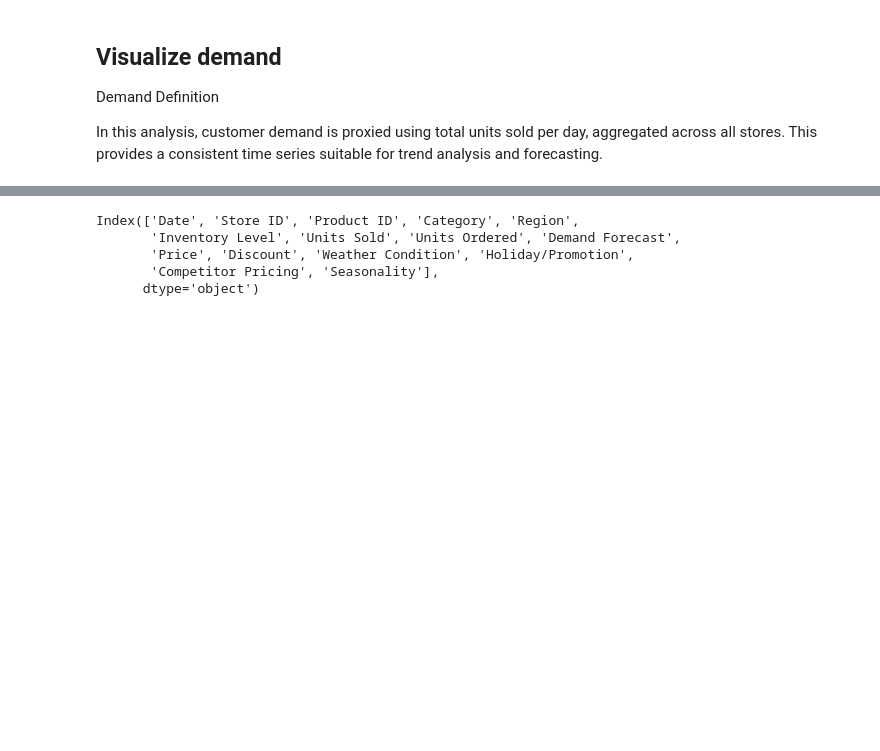
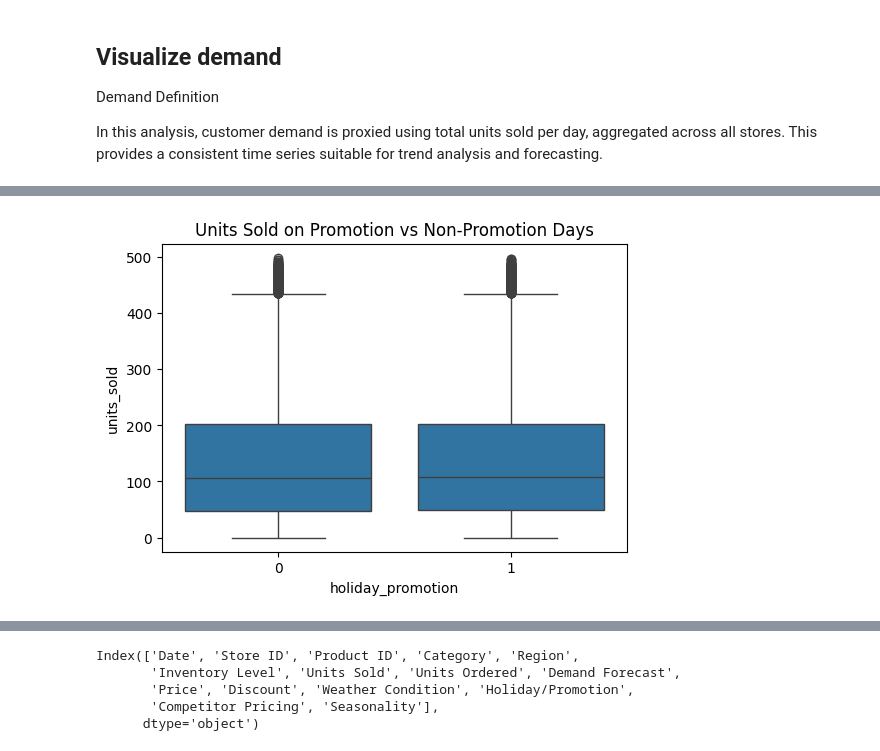
Before and after one commit to chinenyennabude/UK_Retail_Customer_Demand_Forecasting, a Jupyter notebook: notebooks/01_data_exploration.ipynb, the cells around one changed output, grey strips where cells are left out. Saved outputs shown, nothing was run; the diff lists cells and outputs as text; code cells hidden in the pictures; blank space fills up the shorter version.

```diff
--- a/notebooks/01_data_exploration.ipynb
+++ b/notebooks/01_data_exploration.ipynb
@@ -110,0 +152,14 @@ for trend analysis and forecasting.
+# %%
+# Does running promotions on holidays impact sales?
+# Visualizing units sold on promotion vs non-promotion days
+
+plt.figure(figsize=(6,4))
+sns.boxplot(
+    data=df,
+    x="holiday_promotion",
+    y="units_sold"
+)
+plt.title("Units Sold on Promotion vs Non-Promotion Days")
+plt.show()
+# %% [output]
+[figure, added]
```
Also changed, not shown: parts of 11 cells of this notebook.
